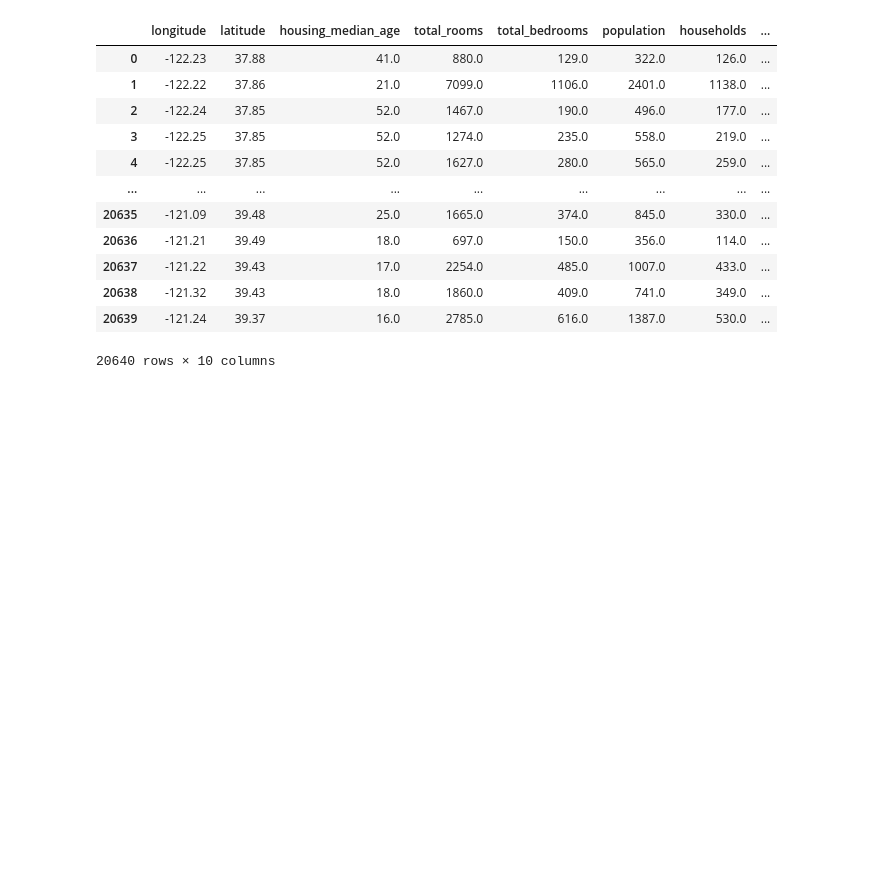
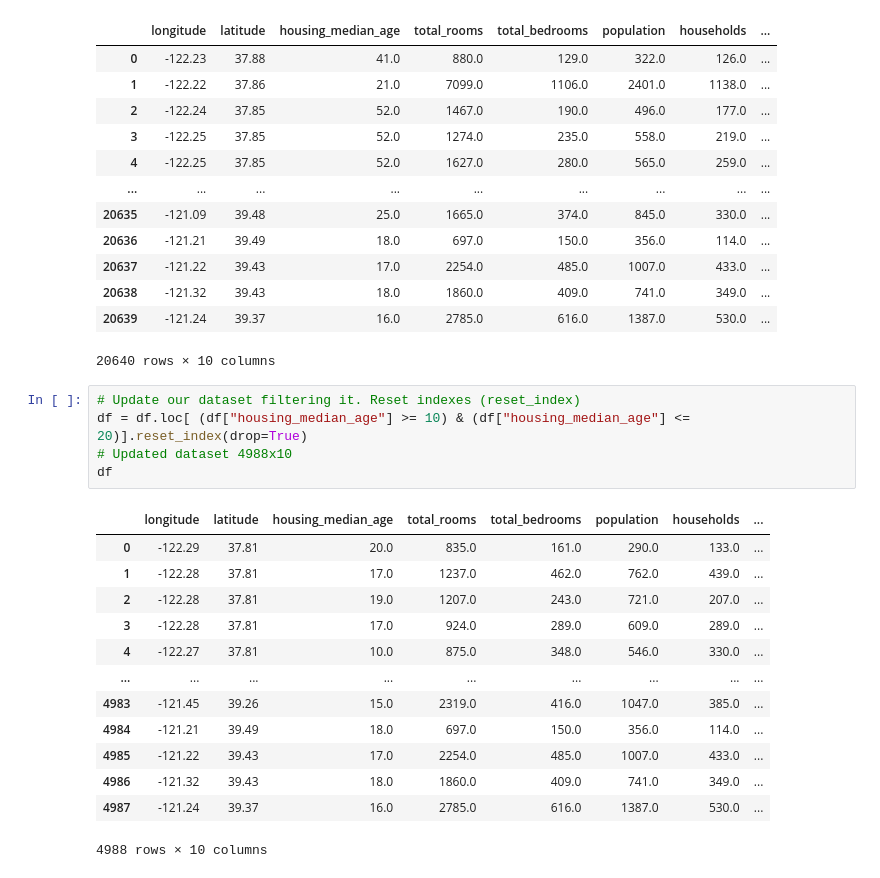
Before and after one commit to iamonmars/notebooks, a Jupyter notebook: basics/pandas/Pandas.ipynb, the cells around one changed output. Drawn from its saved outputs; the diff is of its cells as text; blank space fills up the shorter version.

```diff
--- a/basics/pandas/Pandas.ipynb
+++ b/basics/pandas/Pandas.ipynb
@@ -210,3 +285,22 @@ df
 | 20638 | -121.32 | 39.43 | 18.0 | 1860.0 | 409.0 | 741.0 | 349.0 | ... |
 | 20639 | -121.24 | 39.37 | 16.0 | 2785.0 | 616.0 | 1387.0 | 530.0 | ... |
 20640 rows × 10 columns
+# %%
+# Update our dataset filtering it. Reset indexes (reset_index)
+df = df.loc[ (df["housing_median_age"] >= 10) & (df["housing_median_age"] <= 20)].reset_index(drop=True)
+# Updated dataset 4988x10
+df
+# %% [output]
+|  | longitude | latitude | housing_median_age | total_rooms | total_bedrooms | population | households | ... |
+| 0 | -122.29 | 37.81 | 20.0 | 835.0 | 161.0 | 290.0 | 133.0 | ... |
+| 1 | -122.28 | 37.81 | 17.0 | 1237.0 | 462.0 | 762.0 | 439.0 | ... |
+| 2 | -122.28 | 37.81 | 19.0 | 1207.0 | 243.0 | 721.0 | 207.0 | ... |
+| 3 | -122.28 | 37.81 | 17.0 | 924.0 | 289.0 | 609.0 | 289.0 | ... |
+| 4 | -122.27 | 37.81 | 10.0 | 875.0 | 348.0 | 546.0 | 330.0 | ... |
+| ... | ... | ... | ... | ... | ... | ... | ... | ... |
+| 4983 | -121.45 | 39.26 | 15.0 | 2319.0 | 416.0 | 1047.0 | 385.0 | ... |
+| 4984 | -121.21 | 39.49 | 18.0 | 697.0 | 150.0 | 356.0 | 114.0 | ... |
+| 4985 | -121.22 | 39.43 | 17.0 | 2254.0 | 485.0 | 1007.0 | 433.0 | ... |
+| 4986 | -121.32 | 39.43 | 18.0 | 1860.0 | 409.0 | 741.0 | 349.0 | ... |
+| 4987 | -121.24 | 39.37 | 16.0 | 2785.0 | 616.0 | 1387.0 | 530.0 | ... |
+4988 rows × 10 columns
```
Also changed, not shown: parts of 8 cells of this notebook.
